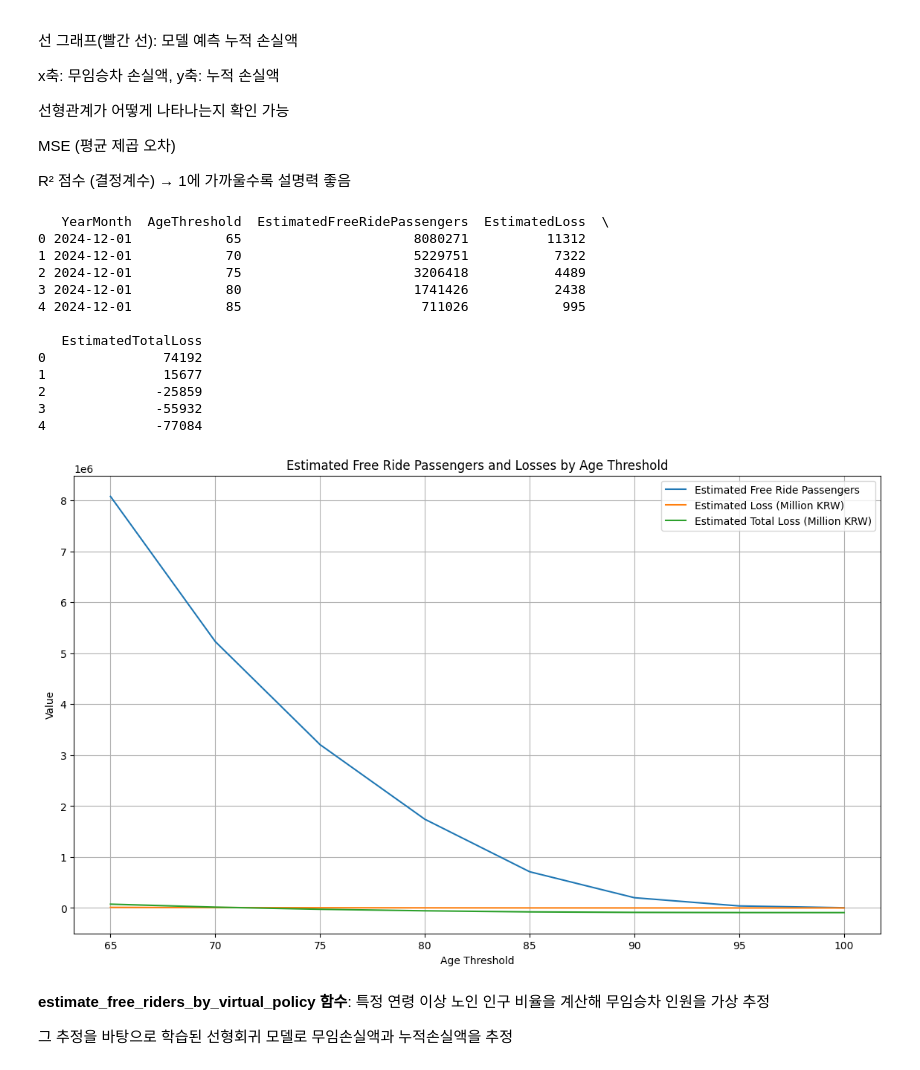
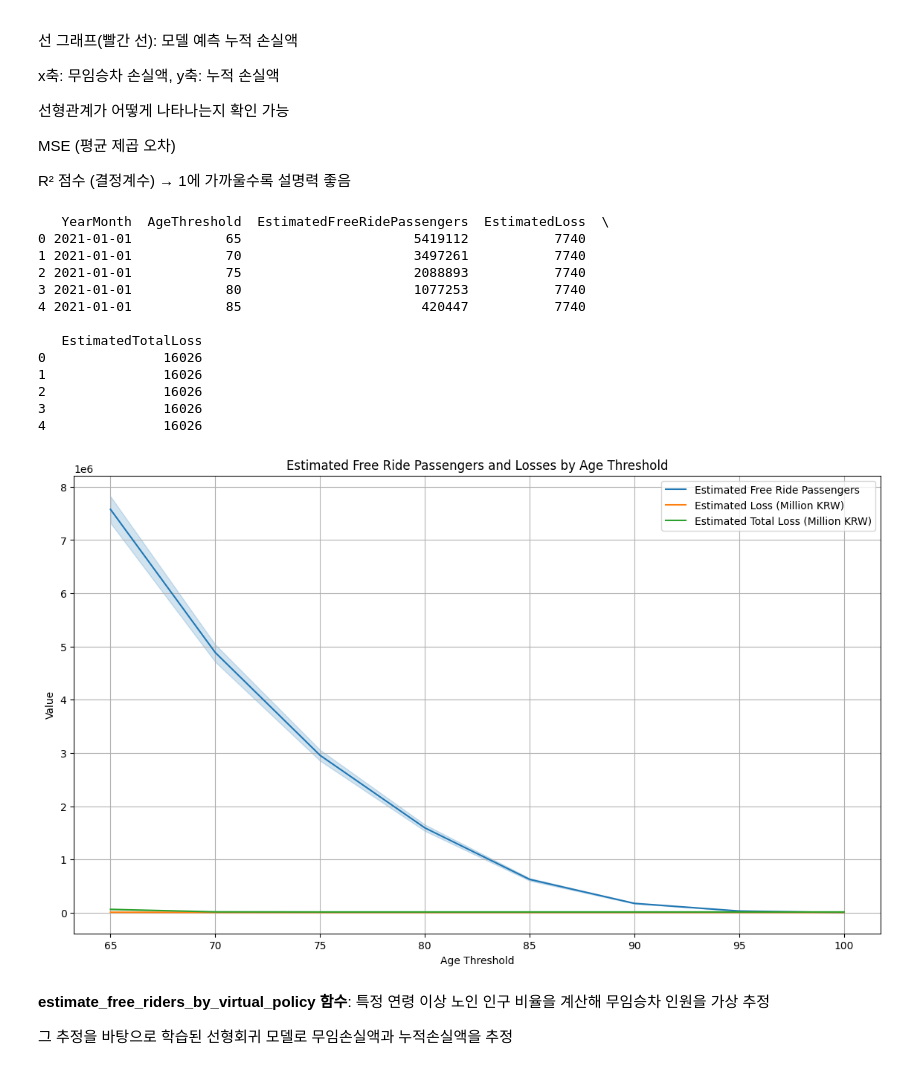
Before and after one commit to suyeonlee333333/oss2025, a Jupyter notebook: free_rider_simulator.ipynb, the cells around one changed output. Cells and saved outputs as stored; diff of their text form; code cells hidden in the pictures.

```diff
--- a/free_rider_simulator.ipynb
+++ b/free_rider_simulator.ipynb
@@ -306,10 +303,9 @@ MSE (평균 제곱 오차)
 R² 점수 (결정계수) → 1에 가까울수록 설명력 좋음
 # %%
 import pandas as pd
-from sklearn.linear_model import LinearRegression
-from sklearn.model_selection import train_test_split
-from sklearn.metrics import mean_squared_error, r2_score
+from sklearn.ensemble import RandomForestRegressor
 import matplotlib.pyplot as plt
+import seaborn as sns
 
 # 1. 주 시트 데이터 불러오기
 df = pd.read_excel('re_study_data.xlsx')
@@ -329,23 +325,19 @@ df = df.rename(columns={
 # 3. YearMonth 생성 (연도 + 월 → 날짜 포맷)
 df['YearMonth'] = pd.to_datetime(df['Year'].astype(str) + '-' + df['Month'].astype(str).str.zfill(2))
 
-# 4. 모델 1: Age → FreeRidePassengers
-X1 = df[['Age']]
-y1 = df['FreeRidePassengers']
-X_train1, X_test1, y_train1, y_test1 = train_test_split(X1, y1, test_size=0.2, random_state=42)
-model_1 = LinearRegression()
-model_1.fit(X_train1, y_train1)
+# 4. 모델 1: Age → FreeRidePassengers (사용 안 하고 있지만 참고용)
+# (생략 - 필요 시 RandomForest로 변경 가능)
 
 # 5. 모델 2: FreeRidePassengers → LossFromFreeRides_MillionKRW
 X2 = df[['FreeRidePassengers']]
 y2 = df['LossFromFreeRides_MillionKRW']
-model_2 = LinearRegression()
+model_2 = RandomForestRegressor(n_estimators=100, random_state=42)
 model_2.fit(X2, y2)
 
 # 6. 모델 3: LossFromFreeRides_MillionKRW → CumulativeLoss_MillionKRW
 X3 = df[['LossFromFreeRides_MillionKRW']]
 y3 = df['CumulativeLoss_MillionKRW']
-model_3 = LinearRegression()
+model_3 = RandomForestRegressor(n_estimators=100, random_state=42)
 model_3.fit(X3, y3)
 
 # 7. 월별 인구 수 시트 불러오기 및 전처리
@@ -413,57 +405,53 @@ for idx, row in merged_df.iterrows():
 
     df_month = pd.DataFrame({
         'Age': age_data.index,
         'SeniorPopulation': age_data.values,
         'FreeRidePassengers': [0] * len(age_data),
         'SubwayUsage': total_passengers
     })
 
-for age_threshold in range(65, 101, 5):
-    count, loss, total = simulate_loss(age_threshold, df_month, total_free_riders)
-    results.append({
-        'YearMonth': year_month,
-        'AgeThreshold': age_threshold,
-        'EstimatedFreeRidePassengers': round(count),
-        'EstimatedLoss': round(loss),
-        'EstimatedTotalLoss': round(total)
-    })
-
+    for age_threshold in range(65, 101, 5):
+        count, loss, total = simulate_loss(age_threshold, df_month, total_free_riders)
+        results.append({
+            'YearMonth': year_month,
+            'AgeThreshold': age_threshold,
+            'EstimatedFreeRidePassengers': round(count),
+            'EstimatedLoss': round(loss),
+            'EstimatedTotalLoss': round(total)
+        })
 
 # 13. 결과 출력
 results_df = pd.DataFrame(results)
 print(results_df.head())
-
-import matplotlib.pyplot as plt
-import seaborn as sns
 
 # 시각화: AgeThreshold별 EstimatedFreeRidePassengers, EstimatedLoss, EstimatedTotalLoss 추이
 plt.figure(figsize=(14, 8))
 
 sns.lineplot(data=results_df, x='AgeThreshold', y='EstimatedFreeRidePassengers', label='Estimated Free Ride Passengers')
 sns.lineplot(data=results_df, x='AgeThreshold', y='EstimatedLoss', label='Estimated Loss (Million KRW)')
 sns.lineplot(data=results_df, x='AgeThreshold', y='EstimatedTotalLoss', label='Estimated Total Loss (Million KRW)')
 
 plt.title('Estimated Free Ride Passengers and Losses by Age Threshold')
 plt.xlabel('Age Threshold')
 plt.ylabel('Value')
 plt.legend()
 plt.grid(True)
 plt.show()
 # %% [output]
    YearMonth  AgeThreshold  EstimatedFreeRidePassengers  EstimatedLoss  \
-0 2024-12-01            65                      8080271          11312
-1 2024-12-01            70                      5229751           7322
-2 2024-12-01            75                      3206418           4489
-3 2024-12-01            80                      1741426           2438
-4 2024-12-01            85                       711026            995
+0 2021-01-01            65                      5419112           7740
+1 2021-01-01            70                      3497261           7740
+2 2021-01-01            75                      2088893           7740
+3 2021-01-01            80                      1077253           7740
+4 2021-01-01            85                       420447           7740
 
    EstimatedTotalLoss
-0               74192
-1               15677
-2              -25859
-3              -55932
-4              -77084
+0               16026
+1               16026
+2               16026
+3               16026
+4               16026
-[figure, old version]
+[figure, new version]
 # %% [markdown]
 **estimate_free_riders_by_virtual_policy 함수**: 특정 연령 이상 노인 인구 비율을 계산해 무임승차 인원을 가상 추정
 
```
Also changed, not shown: parts of 5 cells of this notebook.
